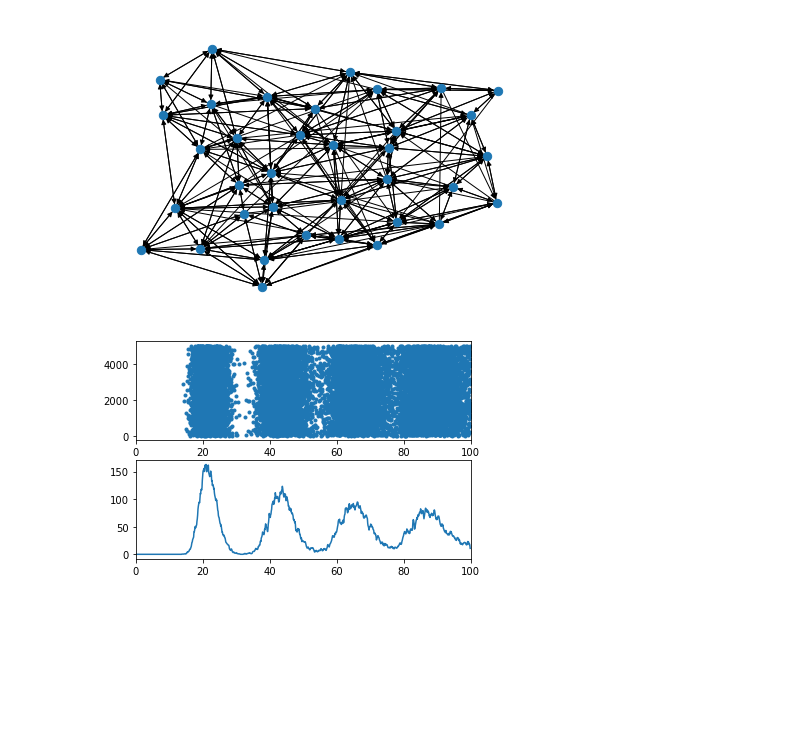
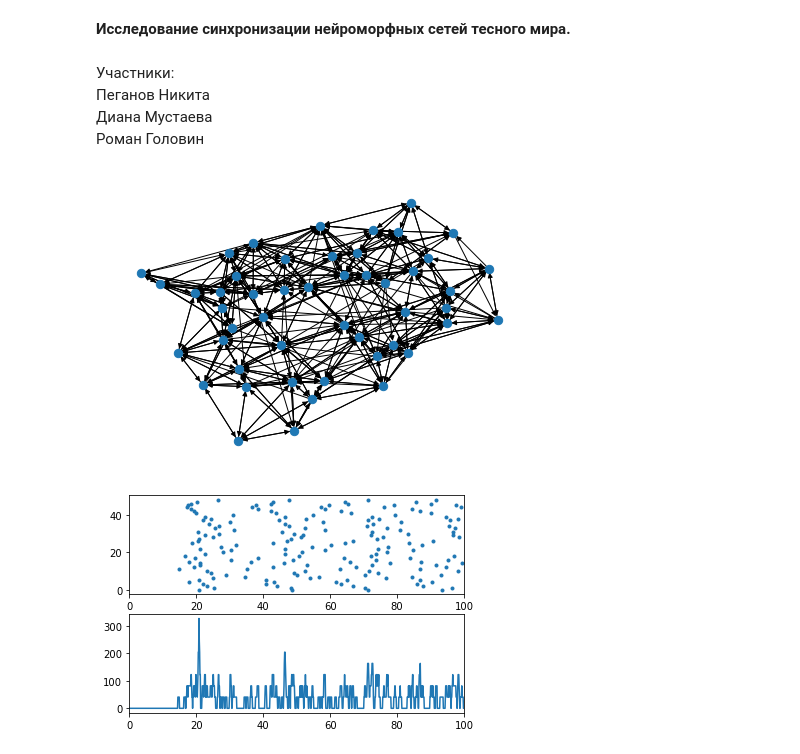
Before and after one commit to NikPeg/SmallWorldSynchronization, a Jupyter notebook: Синхронизация.ipynb, the cells around one changed output. Cells and saved outputs as stored; diff of their text form; code cells hidden in the pictures; blank space fills up the shorter version.

```diff
--- a/Синхронизация.ipynb
+++ b/Синхронизация.ipynb
@@ -1,9 +1,16 @@
+# %% [markdown]
+<b>Исследование синхронизации нейроморфных сетей тесного мира.</b>
+# %% [markdown]
+Участники:\
+    Пеганов Никита\
+    Диана Мустаева\
+    Роман Головин
 # %%
 %matplotlib inline
 import networkx as nx
 import matplotlib.pyplot as plt
 # %%
-side = 6
+side = 7
 sw = nx.navigable_small_world_graph(side, p=2, q=5)
 options = {
 #     'node_color': 'black',
@@ -12,14 +19,14 @@ options = {
 }
 nx.draw(sw, **options)
 # %% [output]
-[figure, old version]
+[figure, new version]
 # %%
 def vertex_num(vertex):
     return vertex[0] * 6 + vertex[1]
 # %%
 from brian2 import *
 
-N = 5000
+N = side ** 2
 Vr = 10*mV
 theta = 20*mV
 tau = 20*ms
@@ -39,31 +46,32 @@ dV/dt = (-V+muext + sigmaext * sqrt(tau) * xi)/tau : volt
 group = NeuronGroup(N, eqs, threshold='V>theta',
                     reset='V=Vr', refractory=taurefr, method='euler')
 group.V = Vr
 
 
 syn = Synapses(group, group, 'w : 1', on_pre='V += -J')
 for edge in sw.edges:
     syn.connect(i=vertex_num(edge[0]), j=vertex_num(edge[1]))
     syn.w = 'j*0.2'
 
 
 
 
 #conn = Synapses(group, group, on_pre='V += -J', delay=delta)
 #conn.connect(p=sparseness)
 M = SpikeMonitor(group)
 LFP = PopulationRateMonitor(group)
 net = Network(group, syn, M, LFP)
 net.run(duration)
 
 subplot(211)
 plot(M.t/ms, M.i, '.')
 xlim(0, duration/ms)
 
 subplot(212)
 plot(LFP.t/ms, LFP.smooth_rate(window='flat', width=0.5*ms)/Hz)
+lfp = LFP.smooth_rate(window='flat', width=0.5*ms).copy()
 xlim(0, duration/ms)
 
 show()
 # %% [output]
-[figure, old version]
+[figure, new version]
```
Also changed, not shown: parts of 3 cells of this notebook.
